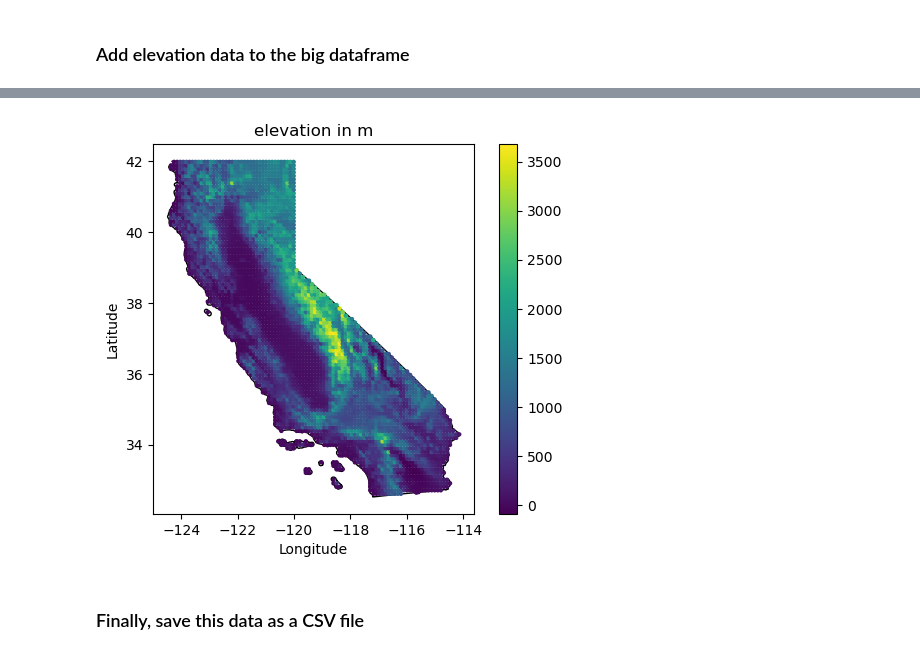
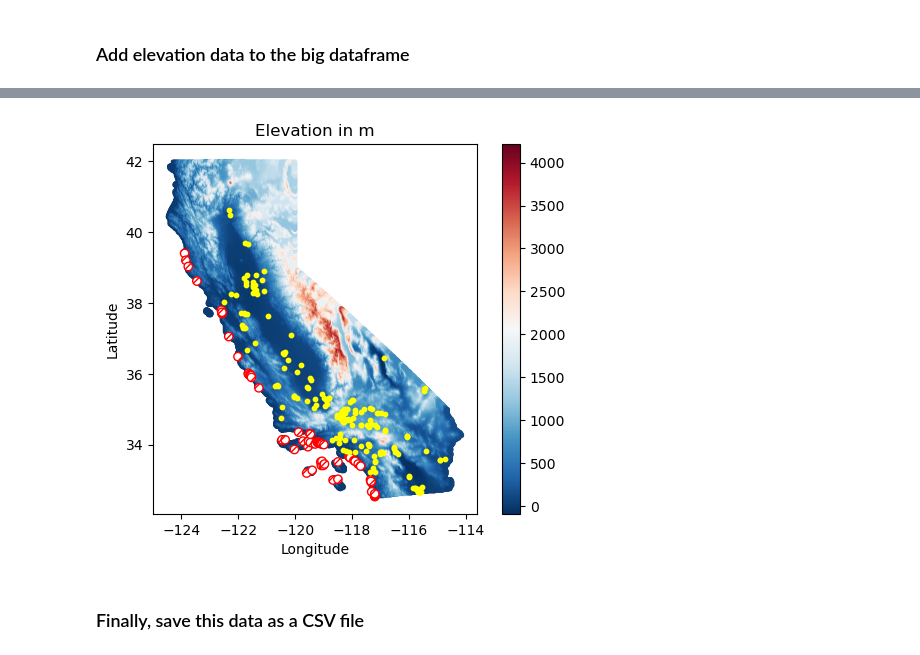
Before and after one commit to hrhampapura/SolarFarmPrediction, a Jupyter notebook: data_code/elevation_ca.ipynb, the cells around one changed output, grey strips where cells are left out. Cells and saved outputs as stored; diff of their text form; code cells hidden in the pictures.

Commit message:
Added elevation data

```diff
--- a/data_code/elevation_ca.ipynb
+++ b/data_code/elevation_ca.ipynb
@@ -13,7 +13,8 @@ import matplotlib.pyplot as plt
 # %%
 #File paths
 data_path      = '/Users/hrh/Desktop/AI/erdos/rapower_data/'
-ca_gridpath    = '/Users/hrh/Desktop/AI/erdos/SolarFarmPrediction/data_including_land_cover.csv'
+data_path2     = '/Users/hrh/Desktop/AI/erdos/SolarFarmPrediction/data/'
+ca_gridpath   = data_path2 + 'CA_data_version_2.csv'
 elevation_datapath = data_path + 'LF2020_Elev_220_CONUS/'
 # %% [markdown]
 ### Read lats and lons for CA into a GeoDataframe
@@ -165,6 +186,6 @@ ca_elevation_gdf.drop(columns='geometry').to_csv('ca_elevation.csv', index=False
 # %%
 #Check
-ca_elevation_check = pd.read_csv('ca_elevation.csv')
+ca_elevation_check = pd.read_csv(data_path2+'ca_elevation.csv')
 ca_elevation_check
 # %% [output]
 |  | lat | lon | elevation |
@@ -183,7 +204,7 @@ ca_elevation_check
 # %% [markdown]
 ### Add elevation data to the big dataframe
 # %%
-ca_features = pd.read_csv('ca_lc_city_slope.csv')
+ca_features = pd.read_csv(data_path2+'ca_data_version_2.csv')
 # ca_features0    = conus_features0.loc[df_main['State']=='CA']
 ca_features
 # %% [output]
@@ -261,0 +283,3 @@ Name: elevation, Length: 3677, dtype: int64
+# %%
+solar_farms = ca_features_with_elevation[ca_features_with_elevation['Solar_farm_present'] == 1]
+solar_farms
@@ -262,21 +300,34 @@ Name: elevation, Length: 3677, dtype: int64
 # %%
-# Plot the California shapefile as the base
-ca_shape.plot(color='white', edgecolor='black')
+# Plot the California shapefile as the base only locations with solar farms
 
-# Plot the elevation data
-ca_features_with_elevation.plot(ax=plt.gca(), column='elevation', legend=True, markersize=5, cmap='viridis',  missing_kwds={
+fig, ax = plt.subplots()
+ca_shape.plot(ax=ax,color='white', edgecolor='black')
+
+# Plot the slope data
+ca_features_with_elevation.plot(ax=ax, column='elevation', legend=True, markersize=5, cmap='RdBu_r',  missing_kwds={
         "color": "white",
         "edgecolor": "red",
         "hatch": "///",
         "label": "Missing values",
     })
 
-plt.title('elevation in m')
+
+
+# Plot these points on top of the existing plot
+solar_farms.plot(ax=ax, color='yellow', markersize=10, marker='o', label='solar_farms')
+
+#Title and axis labels
+plt.title('Elevation in m')
 plt.xlabel('Longitude')
 plt.ylabel('Latitude')
 plt.show()
+# Add a legend
+# plt.legend()
+
+# Show the plot
+plt.show()
 # %% [output]
-[figure, old version]
+[figure, new version]
 # %% [markdown]
 ### Finally, save this data as a CSV file
 # %%
```
Also changed, not shown: parts of 16 cells of this notebook, 8 other files.
